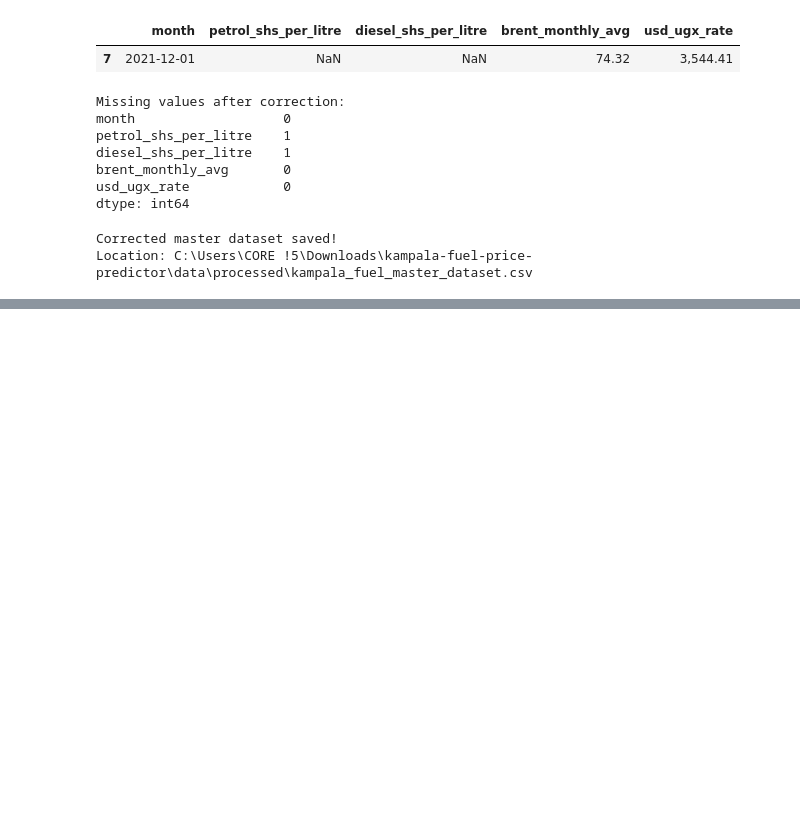
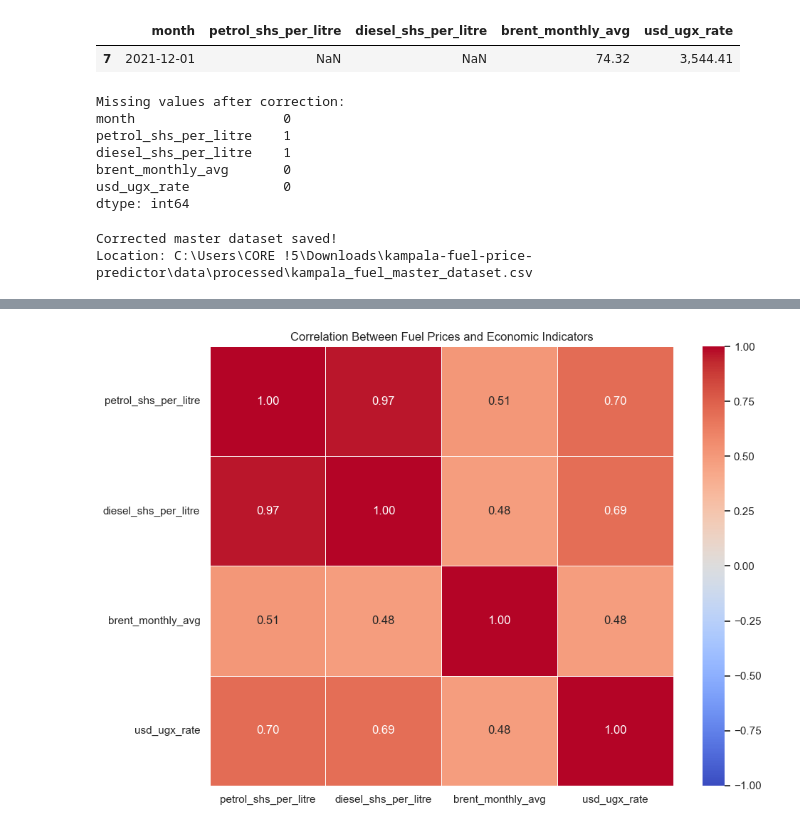
Before and after one commit to amon2100/kampala-fuel-price-predictor, a Jupyter notebook: notebooks/kampala-fuel-price-predictor.ipynb, the cells around one changed output, grey strips where cells are left out. Saved outputs shown, nothing was run; the diff lists cells and outputs as text; code cells hidden in the pictures; blank space fills up the shorter version.

```diff
--- a/notebooks/kampala-fuel-price-predictor.ipynb
+++ b/notebooks/kampala-fuel-price-predictor.ipynb
@@ -964,0 +1336,13 @@ Location: C:\Users\CORE !5\Downloads\kampala-fuel-price-predictor\data\processed
+# %%
+correlation_columns = [
+    "petrol_shs_per_litre",
+    "diesel_shs_per_litre",
+    "brent_monthly_avg",
+    "usd_ugx_rate"
+]
+
+correlation_matrix = master_df[
+    correlation_columns
+].corr(method="pearson")
+
+display(correlation_matrix)
@@ -964,0 +1355,18 @@ Location: C:\Users\CORE !5\Downloads\kampala-fuel-price-predictor\data\processed
+# %%
+plt.figure(figsize=(10, 7))
+
+sns.heatmap(
+    correlation_matrix,
+    annot=True,
+    cmap="coolwarm",
+    fmt=".2f",
+    linewidths=0.5,
+    vmin=-1,
+    vmax=1
+)
+
+plt.title("Correlation Between Fuel Prices and Economic Indicators")
+plt.tight_layout()
+plt.show()
+# %% [output]
+[figure, added]
```
Also changed, not shown: parts of 46 cells of this notebook, 5 other files.
